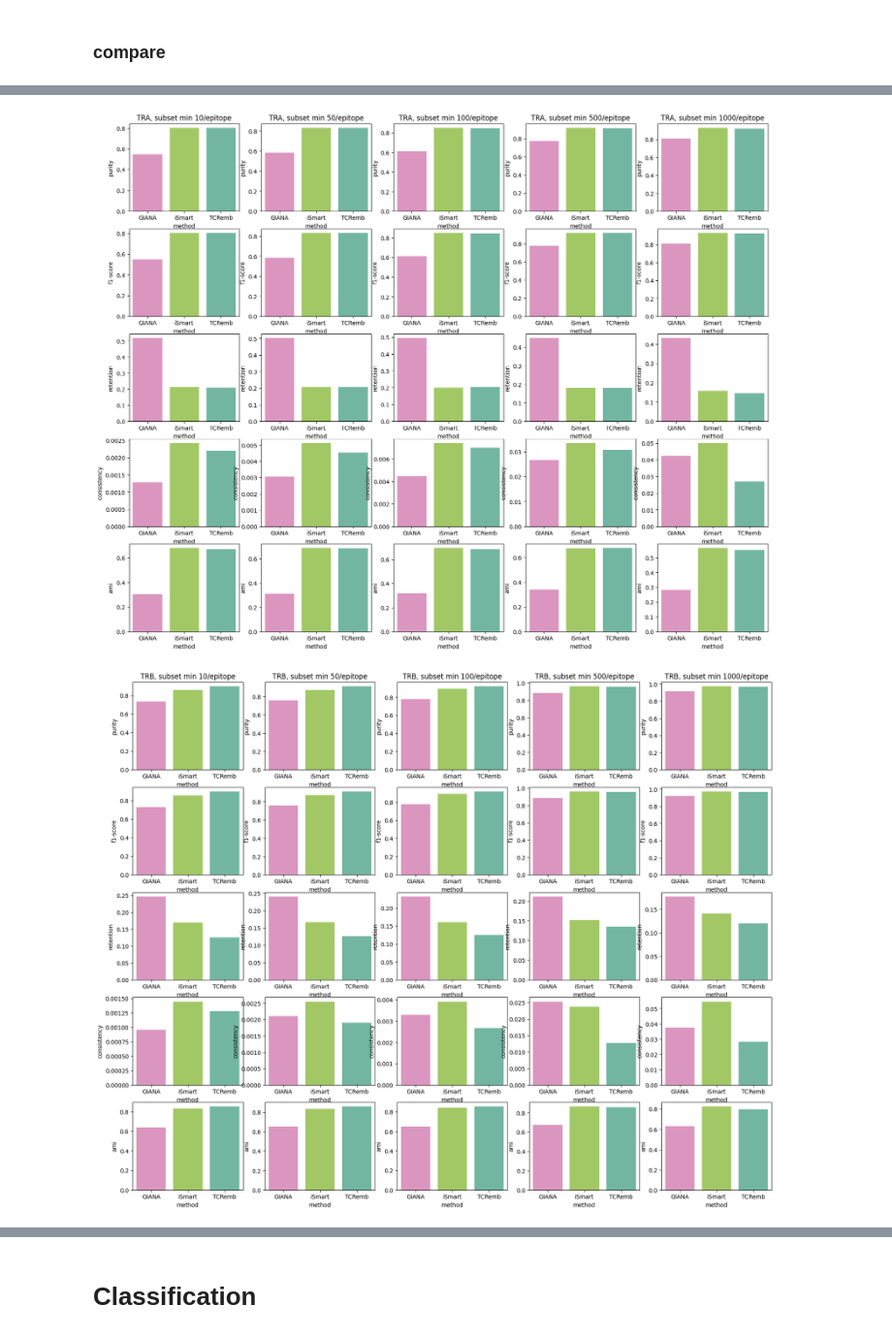
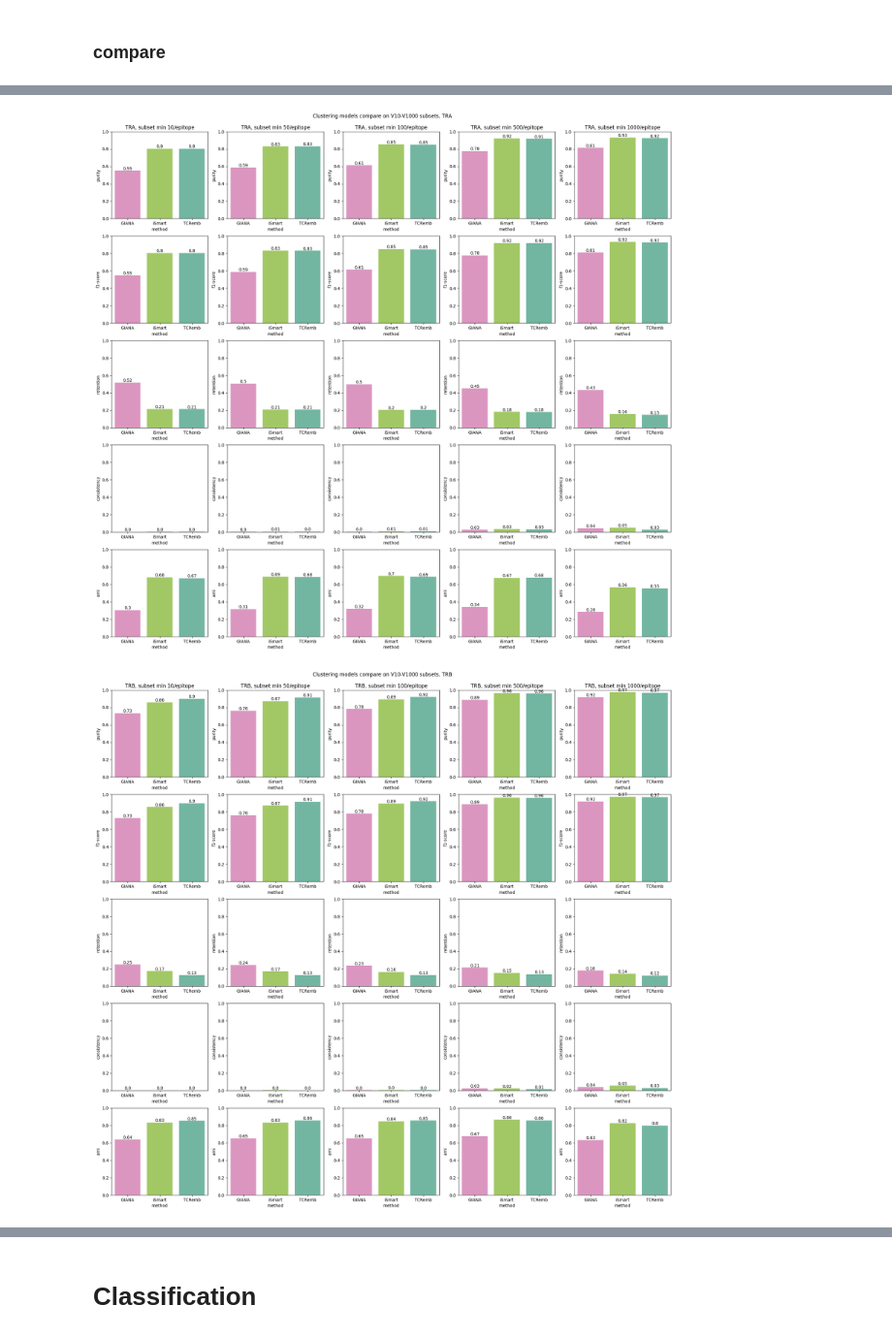
Before and after one commit to yuliajk/tcremp, a Jupyter notebook: compare_methods.ipynb, the cells around one changed output, grey strips where cells are left out. Shown at 97% size. Saved outputs shown, nothing was run; the diff lists cells and outputs as text; code cells hidden in the pictures.

Commit message:
comparing of tcremb models

```diff
--- a/compare_methods.ipynb
+++ b/compare_methods.ipynb
@@ -2682,46 +1525,96 @@ ax_n
 # %%
 chain = 'TRA'
-fig, axes = plt.subplots(5,5, figsize = (20,16))
+fig, axes = plt.subplots(5,5, figsize = (24,20))
+fig.suptitle(f'Clustering models compare on V10-V1000 subsets | TCRemb with dbscan | {chain}')
+fig.subplots_adjust(top=0.95)
 ax_n = 0
 for i in samples_n:
     t = metrics_v[chain][metrics_v[chain]['v_subset']==i]
     sns.barplot(data = t, x = 'method', y = 'purity', palette= color_map, ax = axes[0,ax_n]).set_title(f'{chain}, subset min {i}/epitope')
+    loc = 0
+    for i,r in t.iterrows():
+        axes[0,ax_n].text(loc, r['purity'] + 0.01, round(r['purity'],2), color='black', ha="center")
+        loc +=1
+        axes[0,ax_n].set_ylim(0, 1)
 
     sns.barplot(data = t, x = 'method', y = 'f1-score', palette= color_map, ax = axes[1,ax_n])#.set_title(f'{chain}, subset min {i}/epitope')
-
+    loc = 0
+    for i,r in t.iterrows():
+        axes[1,ax_n].text(loc, r['f1-score'] + 0.01, round(r['f1-score'],2), color='black', ha="center")
+        loc +=1
+        axes[1,ax_n].set_ylim(0, 1)
 
     sns.barplot(data = t, x = 'method', y = 'retention', palette= color_map, ax = axes[2,ax_n])#.set_title(f'{chain}, subset min {i}/epitope')
-
+    loc = 0
+    for i,r in t.iterrows():
+        axes[2,ax_n].text(loc, r['retention'] + 0.01, round(r['retention'],2), color='black', ha="center")
+        loc +=1
+        axes[2,ax_n].set_ylim(0, 1)
 
     sns.barplot(data = t, x = 'method', y = 'consistency', palette= color_map, ax = axes[3,ax_n])#.set_title(f'{chain}, subset min {i}/epitope')
-
+    loc = 0
+    for i,r in t.iterrows():
+        axes[3,ax_n].text(loc, r['consistency'] + 0.01, round(r['consistency'],4), color='black', ha="center")
+        loc +=1
+        axes[3,ax_n].set_ylim(0, 0.1)
 
     sns.barplot(data = t, x = 'method', y = 'ami', palette= color_map, ax = axes[4,ax_n])#.set_title(f'{chain}, subset min {i}/epitope')
+    loc = 0
+    for i,r in t.iterrows():
+        axes[4,ax_n].text(loc, r['ami'] + 0.01, round(r['ami'],2), color='black', ha="center")
+        loc +=1
+        axes[4,ax_n].set_ylim(0, 1)
+
     ax_n+=1
-plt.savefig(f"figures/fig5_1.png")
+plt.savefig(f"figures/fig5_dbscan_{chain}.png")
 
 chain = 'TRB'
-fig, axes = plt.subplots(5,5, figsize = (20,16))
+fig, axes = plt.subplots(5,5, figsize = (24,20))
+fig.suptitle(f'Clustering models compare on V10-V1000 subsets | TCRemb with dbscan |{chain}')
+fig.subplots_adjust(top=0.95)
 ax_n = 0
 for i in samples_n:
     t = metrics_v[chain][metrics_v[chain]['v_subset']==i]
     sns.barplot(data = t, x = 'method', y = 'purity', palette= color_map, ax = axes[0,ax_n]).set_title(f'{chain}, subset min {i}/epitope')
+    loc = 0
+    for i,r in t.iterrows():
+        axes[0,ax_n].text(loc, r['purity'] + 0.01, round(r['purity'],2), color='black', ha="center")
+        loc +=1
+        axes[0,ax_n].set_ylim(0, 1)
 
     sns.barplot(data = t, x = 'method', y = 'f1-score', palette= color_map, ax = axes[1,ax_n])#.set_title(f'{chain}, subset min {i}/epitope')
-
+    loc = 0
+    for i,r in t.iterrows():
+        axes[1,ax_n].text(loc, r['f1-score'] + 0.01, round(r['f1-score'],2), color='black', ha="center")
+        loc +=1
+        axes[1,ax_n].set_ylim(0, 1)
 
     sns.barplot(data = t, x = 'method', y = 'retention', palette= color_map, ax = axes[2,ax_n])#.set_title(f'{chain}, subset min {i}/epitope')
-
+    loc = 0
+    for i,r in t.iterrows():
+        axes[2,ax_n].text(loc, r['retention'] + 0.01, round(r['retention'],2), color='black', ha="center")
+        loc +=1
+        axes[2,ax_n].set_ylim(0, 1)
 
     sns.barplot(data = t, x = 'method', y = 'consistency', palette= color_map, ax = axes[3,ax_n])#.set_title(f'{chain}, subset min {i}/epitope')
-
+    loc = 0
+    for i,r in t.iterrows():
+        axes[3,ax_n].text(loc, r['consistency'] + 0.01, round(r['consistency'],4), color='black', ha="center")
+        loc +=1
+        axes[3,ax_n].set_ylim(0, 0.1)
 
     sns.barplot(data = t, x = 'method', y = 'ami', palette= color_map, ax = axes[4,ax_n])#.set_title(f'{chain}, subset min {i}/epitope')
+    loc = 0
+    for i,r in t.iterrows():
+        axes[4,ax_n].text(loc, r['ami'] + 0.01, round(r['ami'],2), color='black', ha="center")
+        loc +=1
+        axes[4,ax_n].set_ylim(0, 1)
+
     ax_n+=1
-plt.savefig(f"figures/fig5_2.png")
+plt.savefig(f"figures/fig5_dbscan_{chain}.png")
 # %% [output]
-[figure, old version]
+[figure, new version]
-[figure, old version]
+[figure, new version]
 # %%
 chain = 'TRA'
 fig, axes = plt.subplots(5,5, figsize = (20,18))
```
Also changed, not shown: parts of 107 cells of this notebook, 12 other files.
